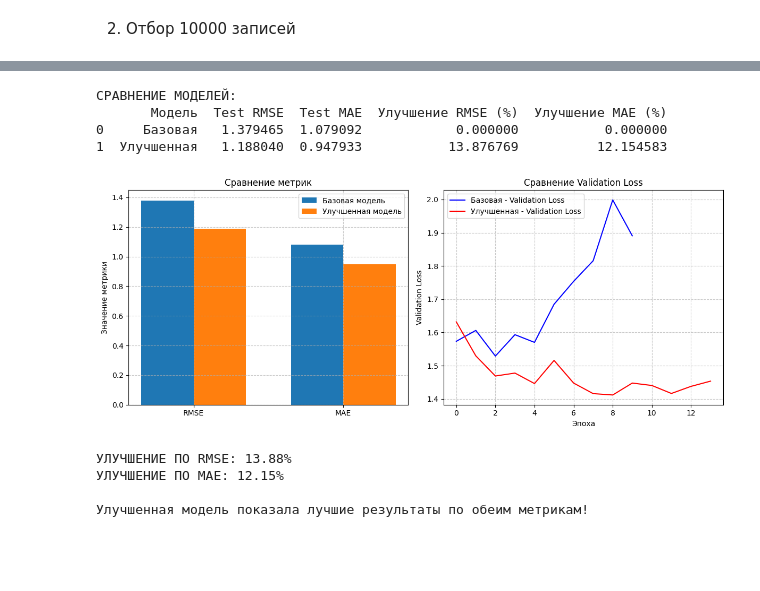
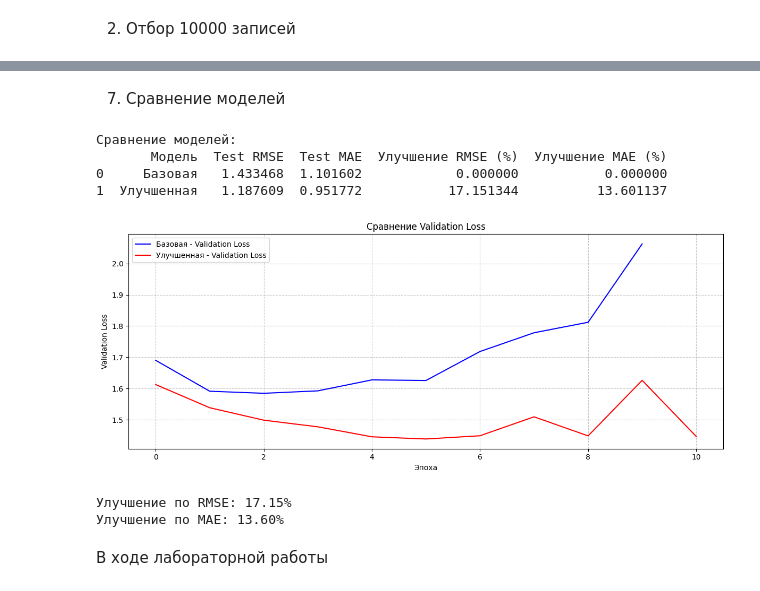
Before and after one commit to DaryaBorovinskaya/NN_lab1, a Jupyter notebook: lab1_test.ipynb, the cells around one changed output, grey strips where cells are left out. Saved outputs shown, nothing was run; the diff lists cells and outputs as text; code cells hidden in the pictures; blank space fills up the shorter version.

```diff
--- a/lab1_test.ipynb
+++ b/lab1_test.ipynb
@@ -780,65 +717,37 @@ User A29B2TOMJOUES3: Recommended items ['B0018OWHQM', 'B003BQ6QXK', 'B000C1Z1HE'
+# %% [markdown]
+7. Сравнение моделей
 # %%
-# Создаем таблицу сравнения
 comparison = pd.DataFrame({
     'Модель': ['Базовая', 'Улучшенная'],
     'Test RMSE': [test_rmse_base, test_rmse_improved],
     'Test MAE': [test_mae_base, test_mae_improved],
     'Улучшение RMSE (%)': [0, ((test_rmse_base - test_rmse_improved) / test_rmse_base) * 100],
     'Улучшение MAE (%)': [0, ((test_mae_base - test_mae_improved) / test_mae_base) * 100]
 })
 
-print("\nСРАВНЕНИЕ МОДЕЛЕЙ:")
+print("\nСравнение моделей:")
 print(comparison)
 
-# Визуализация сравнения
 plt.figure(figsize=(12, 5))
-
-# Сравнение RMSE и MAE
-plt.subplot(1, 2, 1)
-metrics = ['RMSE', 'MAE']
-base_values = [test_rmse_base, test_mae_base]
-improved_values = [test_rmse_improved, test_mae_improved]
-
-x = np.arange(len(metrics))
-width = 0.35
-
-plt.bar(x - width/2, base_values, width, label='Базовая модель')
-plt.bar(x + width/2, improved_values, width, label='Улучшенная модель')
-
-plt.ylabel('Значение метрики')
-plt.title('Сравнение метрик')
-plt.xticks(x, metrics)
-plt.legend()
-plt.grid(True, linestyle='--', alpha=0.7)
-
-# Сравнение кривых обучения
-plt.subplot(1, 2, 2)
 plt.plot(val_losses_base, 'b-', label='Базовая - Validation Loss')
 plt.plot(val_losses_improved, 'r-', label='Улучшенная - Validation Loss')
 plt.xlabel('Эпоха')
 plt.ylabel('Validation Loss')
 plt.title('Сравнение Validation Loss')
 plt.legend()
 plt.grid(True, linestyle='--', alpha=0.7)
-
 plt.tight_layout()
 plt.show()
 
-# Вывод итоговых результатов
-print(f"\nУЛУЧШЕНИЕ ПО RMSE: {((test_rmse_base - test_rmse_improved) / test_rmse_base) * 100:.2f}%")
-print(f"УЛУЧШЕНИЕ ПО MAE: {((test_mae_base - test_mae_improved) / test_mae_base) * 100:.2f}%")
-
-if test_rmse_improved < test_rmse_base and test_mae_improved < test_mae_base:
-    print("\nУлучшенная модель показала лучшие результаты по обеим метрикам.")
-else:
-    print("\nУлучшенная модель не показала улучшения по одной или обеим метрикам.")
+print(f"Улучшение по RMSE: {((test_rmse_base - test_rmse_improved) / test_rmse_base) * 100:.2f}%")
+print(f"Улучшение по MAE: {((test_mae_base - test_mae_improved) / test_mae_base) * 100:.2f}%")
 # %% [output]
-СРАВНЕНИЕ МОДЕЛЕЙ:
+Сравнение моделей:
        Модель  Test RMSE  Test MAE  Улучшение RMSE (%)  Улучшение MAE (%)
-0     Базовая   1.379465  1.079092            0.000000           0.000000
-1  Улучшенная   1.188040  0.947933           13.876769          12.154583
+0     Базовая   1.433468  1.101602            0.000000           0.000000
+1  Улучшенная   1.187609  0.951772           17.151344          13.601137
-[figure, old version]
+[figure, new version]
-УЛУЧШЕНИЕ ПО RMSE: 13.88%
-УЛУЧШЕНИЕ ПО MAE: 12.15%
-
-Улучшенная модель показала лучшие результаты по обеим метрикам!
+Улучшение по RMSE: 17.15%
+Улучшение по MAE: 13.60%
+# %% [markdown]
+В ходе лабораторной работы
```
Also changed, not shown: parts of 10 cells of this notebook, 1 other file.
